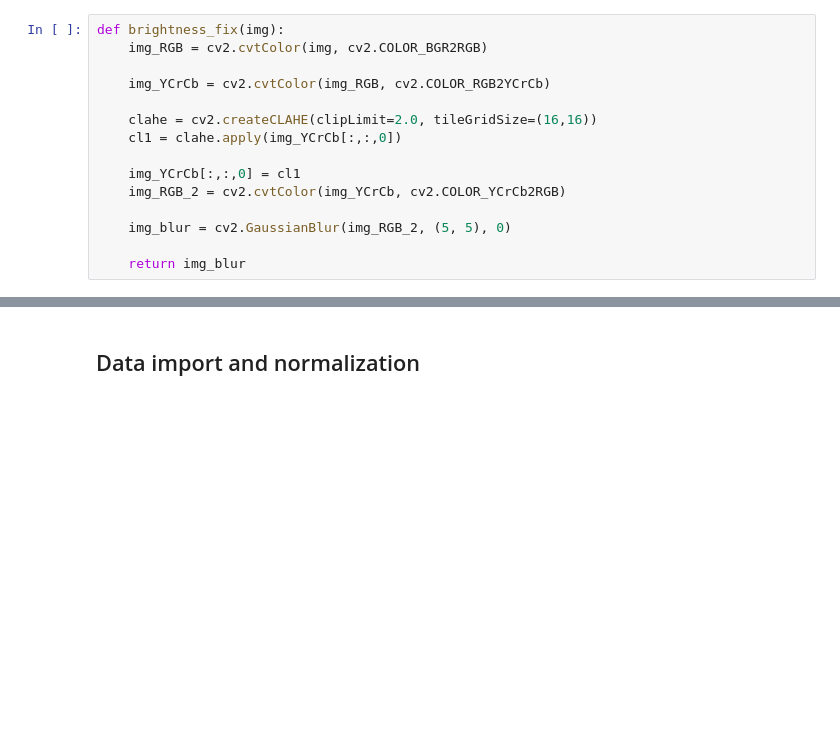
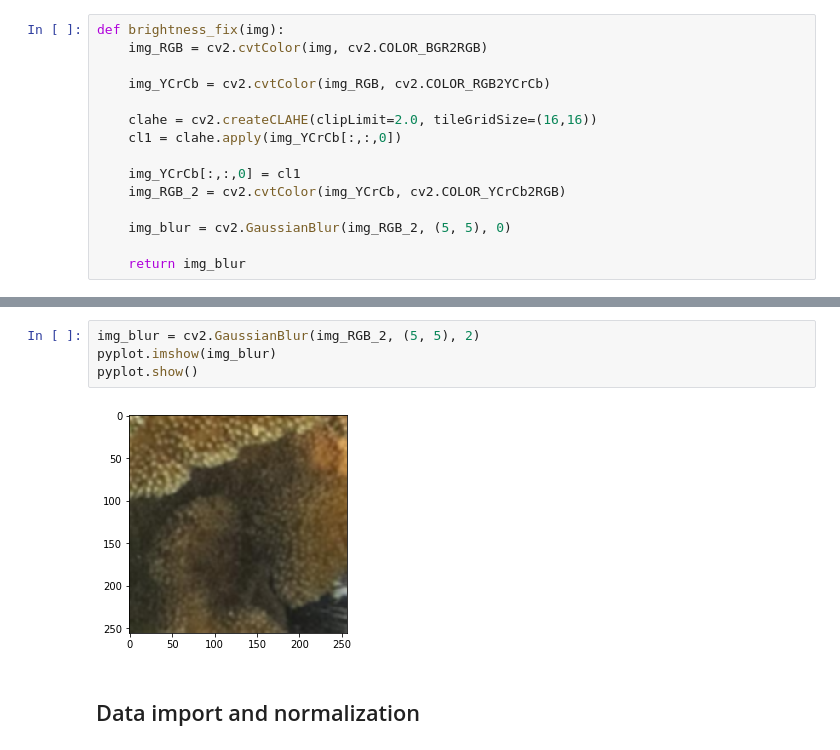
Before and after one commit to JuanIsernGhosn/coral-classification-deep-learning, a Jupyter notebook: experiments/RESNET50_Keras_10/RESNET50_Keras_10-J.ipynb, the cells around one changed output, grey strips where cells are left out. Saved outputs shown, nothing was run; the diff lists cells and outputs as text; blank space fills up the shorter version.

```diff
--- a/experiments/RESNET50_Keras_10/RESNET50_Keras_10-J.ipynb
+++ b/experiments/RESNET50_Keras_10/RESNET50_Keras_10-J.ipynb
@@ -74,3 +97,9 @@ def brightness_fix(img):
+# %%
+img_blur = cv2.GaussianBlur(img_RGB_2, (5, 5), 2)
+pyplot.imshow(img_blur)
+pyplot.show()
+# %% [output]
+[figure, added]
 # %% [markdown]
 ## Data import and normalization
 # %%
```
Also changed, not shown: parts of 2 cells of this notebook, 9 other files.
